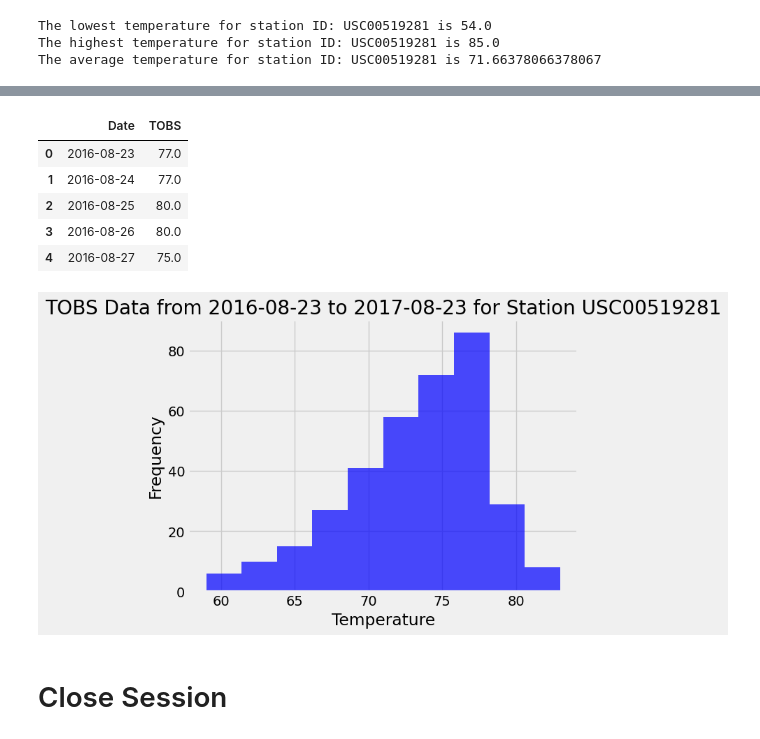
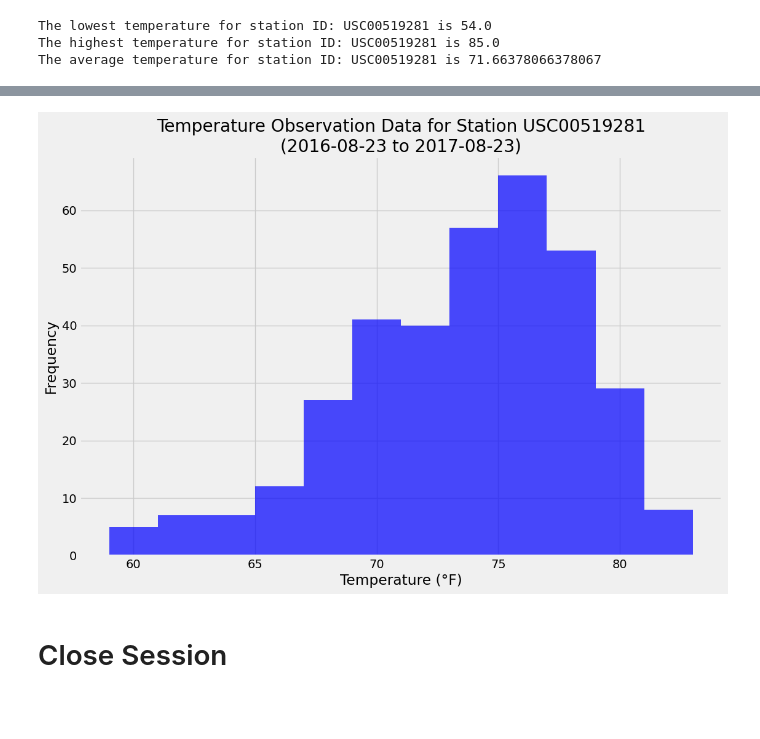
Before and after one commit to mehpree/sqlalchemy-challenge, a Jupyter notebook: climate_starter.ipynb, the cells around one changed output, grey strips where cells are left out. Cells and saved outputs as stored; diff of their text form; code cells hidden in the pictures; blank space fills up the shorter version.

```diff
--- a/climate_starter.ipynb
+++ b/climate_starter.ipynb
@@ -191,29 +212,22 @@ tobs_df = pd.DataFrame(tobs_data, columns=['Date', 'TOBS'])
-# %%
-tobs_df.head()
-# %% [output]
-|  | Date | TOBS |
-| 0 | 2016-08-23 | 77.0 |
-| 1 | 2016-08-24 | 77.0 |
-| 2 | 2016-08-25 | 80.0 |
-| 3 | 2016-08-26 | 80.0 |
-| 4 | 2016-08-27 | 75.0 |
 # %%
 # Using the most active station id plot the results of the temp for the last 12 months as a histogram
+fig, ax = plt.subplots(figsize=(12, 8))
 
-plt.hist(tobs_df['TOBS'], bins=10, color='blue', alpha=0.7)
+# Plot the histogram
+plt.hist(tobs_df['TOBS'], bins=12, color='blue', alpha=0.7)
 
-# Set the labels and title
-plt.xlabel('Temperature')
+# Set labels and title
+plt.xlabel('Temperature (°F)')
 plt.ylabel('Frequency')
-plt.title('TOBS Data from 2016-08-23 to 2017-08-23 for Station USC00519281')
+plt.title('Temperature Observation Data for Station USC00519281\n(2016-08-23 to 2017-08-23)')
 
 # Save the figure (if needed)
 plt.savefig('TOBS_histogram.png')
 
 # Display the histogram
 plt.show()
 # %% [output]
-[figure, old version]
+[figure, new version]
 # %% [markdown]
 # Close Session
 # %%
```
Also changed, not shown: parts of 6 cells of this notebook, 2 other files.
